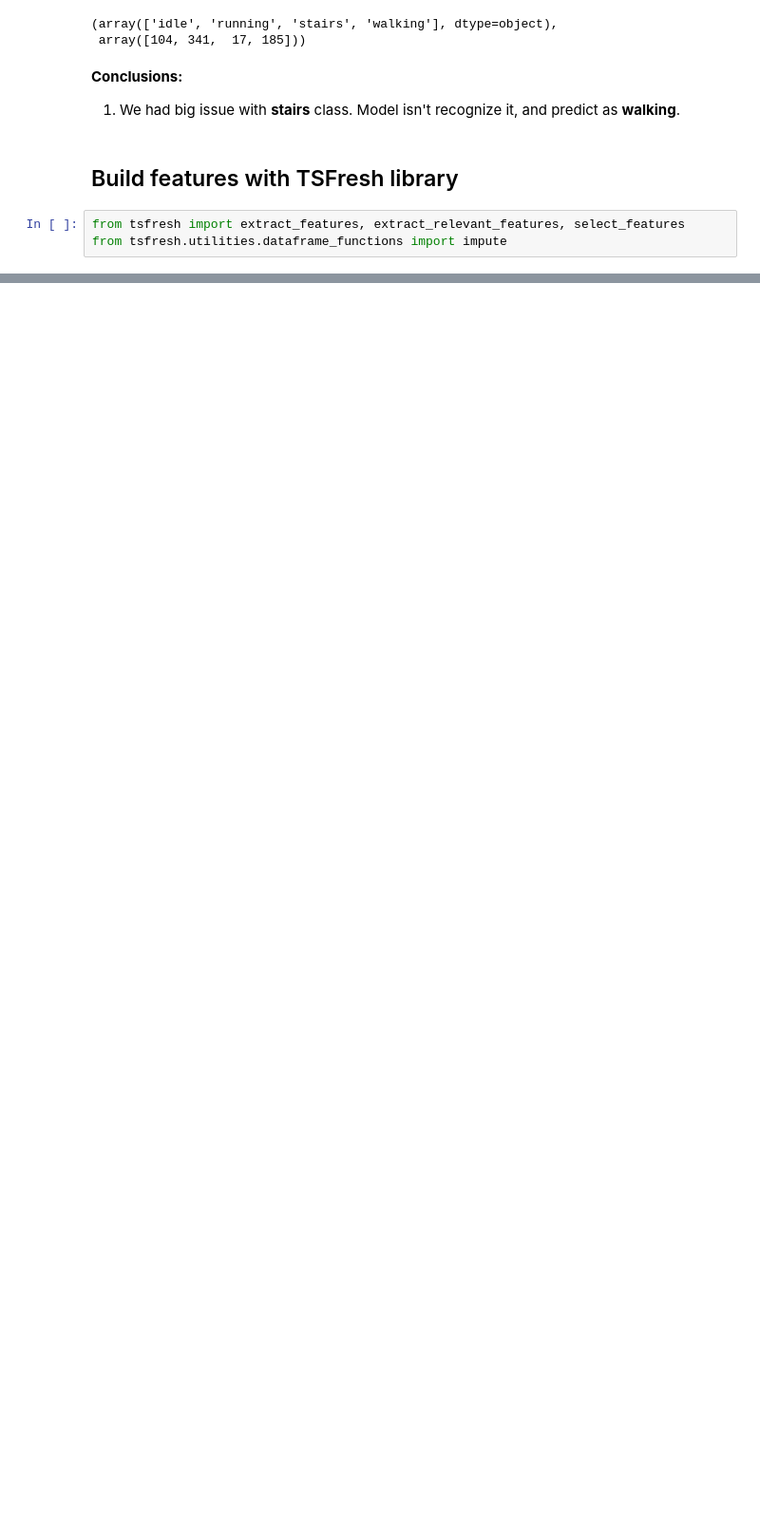
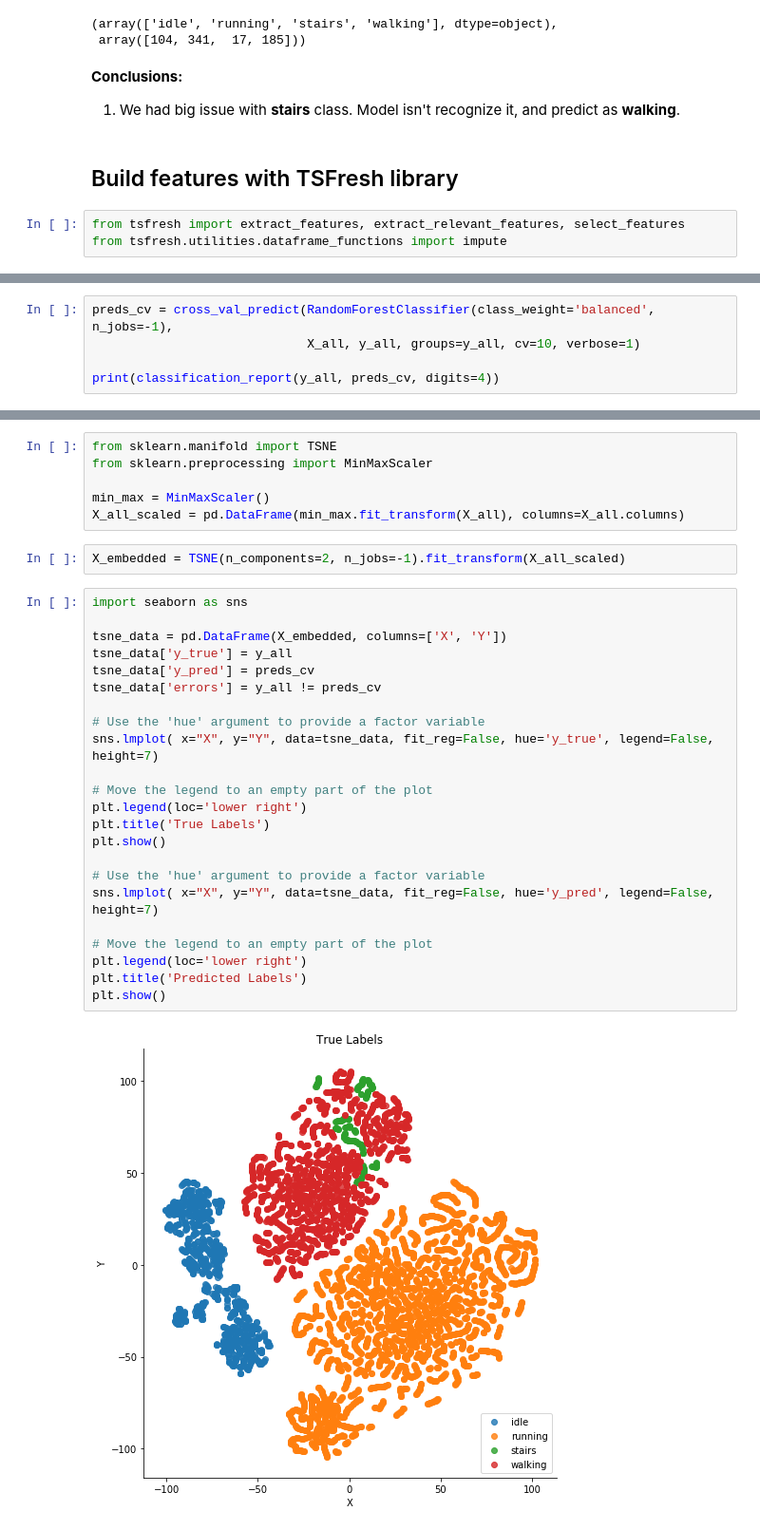
Before and after one commit to zikrach/activity-accelerometer, a Jupyter notebook: data_loader.ipynb, the cells around one changed output, grey strips where cells are left out. Shown: that part at 95% size. Drawn from its saved outputs; the diff is of its cells as text; blank space fills up the shorter version.

```diff
--- a/data_loader.ipynb
+++ b/data_loader.ipynb
@@ -408,0 +460,5 @@ for label in np.unique(y_train):
+# %%
+preds_cv = cross_val_predict(RandomForestClassifier(class_weight='balanced', n_jobs=-1),
+                             X_all, y_all, groups=y_all, cv=10, verbose=1)
+
+print(classification_report(y_all, preds_cv, digits=4))
@@ -408,0 +480,33 @@ for label in np.unique(y_train):
+# %%
+from sklearn.manifold import TSNE
+from sklearn.preprocessing import MinMaxScaler
+
+min_max = MinMaxScaler()
+X_all_scaled = pd.DataFrame(min_max.fit_transform(X_all), columns=X_all.columns)
+# %%
+X_embedded = TSNE(n_components=2, n_jobs=-1).fit_transform(X_all_scaled)
+# %%
+import seaborn as sns
+
+tsne_data = pd.DataFrame(X_embedded, columns=['X', 'Y'])
+tsne_data['y_true'] = y_all
+tsne_data['y_pred'] = preds_cv
+tsne_data['errors'] = y_all != preds_cv
+
+# Use the 'hue' argument to provide a factor variable
+sns.lmplot( x="X", y="Y", data=tsne_data, fit_reg=False, hue='y_true', legend=False, height=7)
+
+# Move the legend to an empty part of the plot
+plt.legend(loc='lower right')
+plt.title('True Labels')
+plt.show()
+
+# Use the 'hue' argument to provide a factor variable
+sns.lmplot( x="X", y="Y", data=tsne_data, fit_reg=False, hue='y_pred', legend=False, height=7)
+
+# Move the legend to an empty part of the plot
+plt.legend(loc='lower right')
+plt.title('Predicted Labels')
+plt.show()
+# %% [output]
+[figure, added]
```
Also changed, not shown: parts of 46 cells of this notebook.
